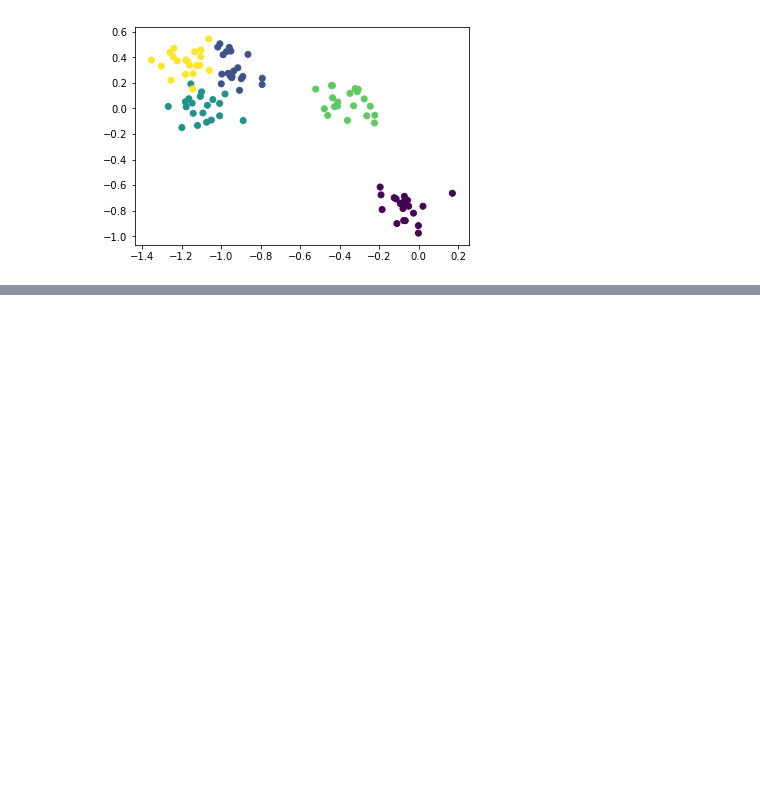
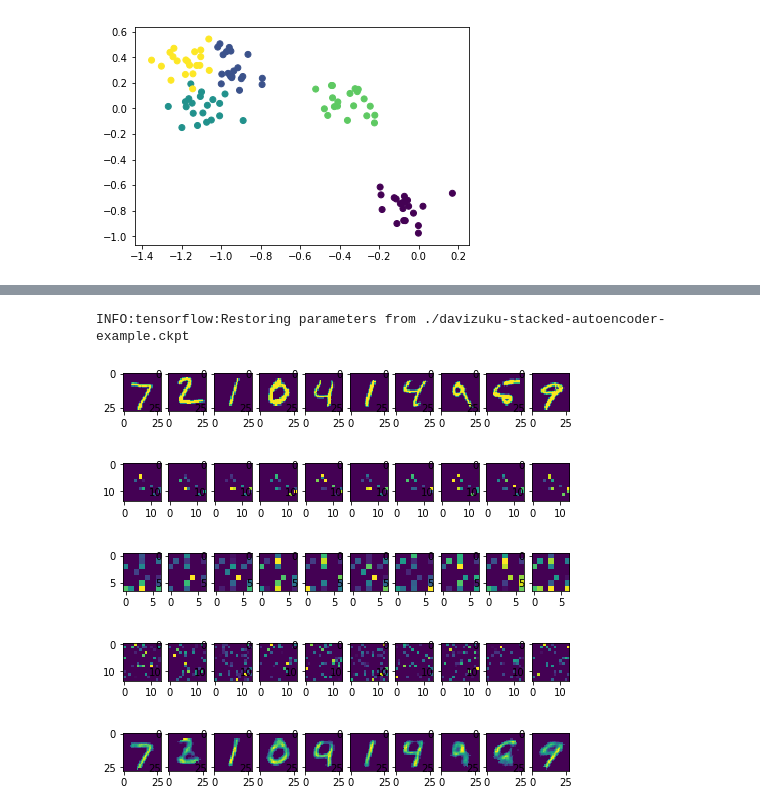
Before and after one commit to davizuku/tensorflow-udemy, a Jupyter notebook: [davizuku] Autoencoders.ipynb, the cells around one changed output, grey strips where cells are left out. Cells and saved outputs as stored; diff of their text form; code cells hidden in the pictures; blank space fills up the shorter version.

Commit message:
Add files for Autoencoders lectures

```diff
--- a/[davizuku] Autoencoders.ipynb
+++ b/[davizuku] Autoencoders.ipynb
@@ -120,0 +178,18 @@ plt.scatter(output_2d[:,0], output_2d[:,1], c=data[1])
+# %%
+init = tf.global_variables_initializer()
+# %%
+saver = tf.train.Saver()
+# %%
+num_epochs = 5
+batch_size = 150
+
+with tf.Session() as sess:
+    sess.run(init)
+    for epoch in range(num_epochs):
+        num_batches = mnist.train.num_examples // batch_size
+        for iteration in range(num_batches):
+            X_batch, y_batch = mnist.train.next_batch(batch_size)
+            sess.run(train, feed_dict={X: X_batch})
+        training_loss = loss.eval(feed_dict={X: X_batch})
+        print("Epoch: {} Loss: {}".format(epoch, training_loss))
+    saver.save(sess, './davizuku-stacked-autoencoder-example.ckpt')
@@ -120,0 +202,23 @@ plt.scatter(output_2d[:,0], output_2d[:,1], c=data[1])
+# %%
+num_test_images = 10
+
+with tf.Session() as sess:
+    saver.restore(sess, './davizuku-stacked-autoencoder-example.ckpt')
+    test_dict = {X: mnist.test.images[:num_test_images]}
+    hidden1_res = hid_layer1.eval(feed_dict=test_dict)
+    hidden2_res = hid_layer2.eval(feed_dict=test_dict)
+    hidden3_res = hid_layer3.eval(feed_dict=test_dict)
+    output_res = output_layer.eval(feed_dict=test_dict)
+# %% [output]
+INFO:tensorflow:Restoring parameters from ./davizuku-stacked-autoencoder-example.ckpt
+# %%
+# Compare original images with their reconstructions
+f, a = plt.subplots(5, num_test_images, figsize=(8,8))
+for i in range(num_test_images):
+    a[0][i].imshow(np.reshape(mnist.test.images[i], (28, 28)))
+    a[1][i].imshow(np.reshape(hidden1_res[i], (14, 14)))
+    a[2][i].imshow(np.reshape(hidden2_res[i], (7, 7)))
+    a[3][i].imshow(np.reshape(hidden3_res[i], (14, 14)))
+    a[4][i].imshow(np.reshape(output_res[i], (28, 28)))
+# %% [output]
+[figure, added]
```
Also changed, not shown: parts of 18 cells of this notebook, 5 other files.
